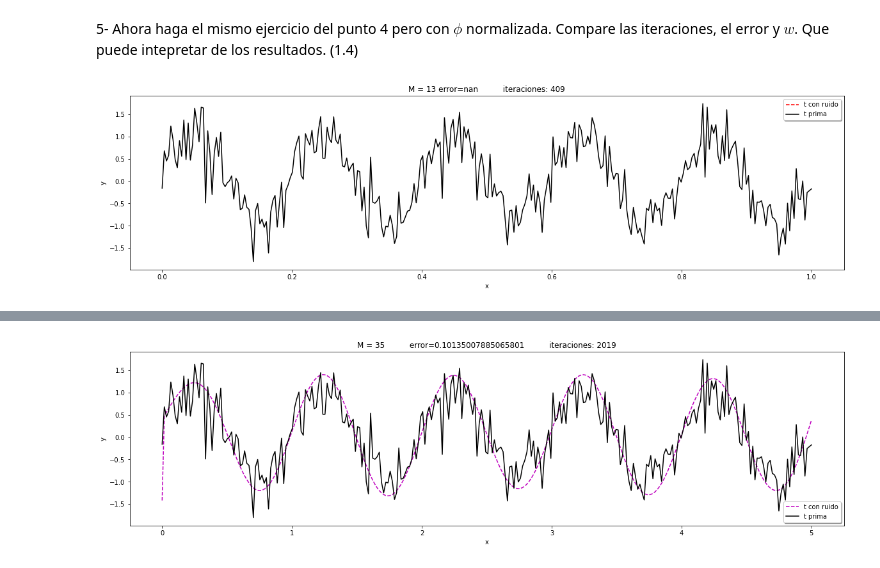
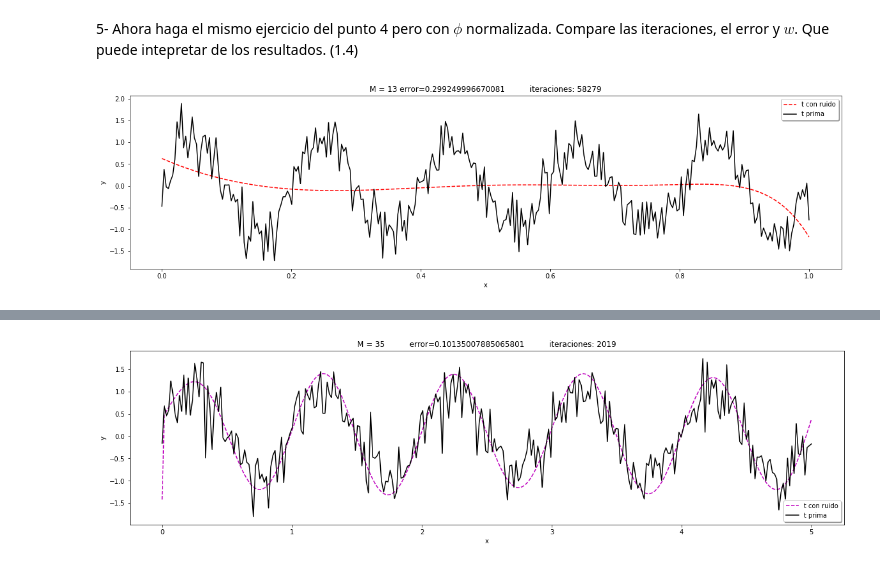
Before and after one commit to crisywini/ia_workspace, a Jupyter notebook: Taller3-Gradiente descendente.ipynb, the cells around one changed output, grey strips where cells are left out. Saved outputs shown, nothing was run; the diff lists cells and outputs as text; code cells hidden in the pictures.

```diff
--- a/Taller3-Gradiente descendente.ipynb
+++ b/Taller3-Gradiente descendente.ipynb
@@ -288,26 +288,26 @@ X2... check
 # %%
 def normalize(X):
     Xcopy = np.copy(X)
     i_limit, j_limit = Xcopy.shape
     for i in range(1, j_limit):
         Xcopy[:,i] = ((Xcopy[:,i]-np.mean(Xcopy[:,i]))/np.std(Xcopy[:,i]))
     return Xcopy
 
 Xcopy = normalize(X)
-w1,tp1,cont1,eO1 = get_w_tp(Xcopy, 13, 0.285,433000, 0.002, W1, 0.0085)
+w3,tp3,cont3,eO3 = get_w_tp(Xcopy, 13, 0.285,433000, 0.0002, W1, 0.05)
 
 plt.figure(figsize=(20,5))
 #plt.subplots(3,1, figsize=(20,15))
 plt.tight_layout(pad=3.0)
 #plt.subplot(3,1,1)
 plt.plot(x1, tp3, 'r--', x1, t, 'k')
 plt.title("M = 13 error="+str(eO3)+"          iteraciones: "+str(cont3))
 plt.ylabel('y')
 plt.xlabel('x')
 plt.legend(('t con ruido', 't prima'), loc='upper right', shadow=True)
 plt.show()
 # %% [output]
-[figure, old version]
+[figure, new version]
 # %%
 #plt.show()
 
```
Also changed, not shown: parts of 7 cells of this notebook.
